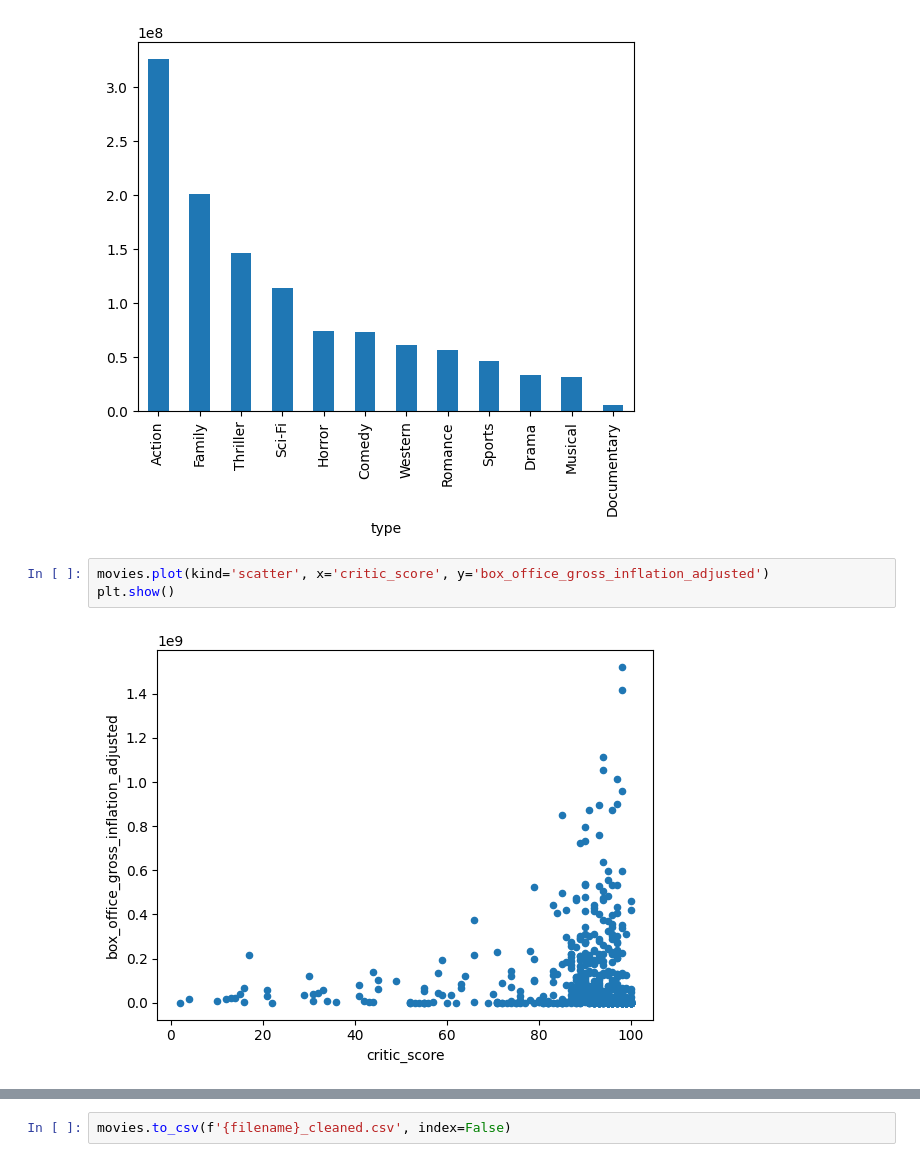
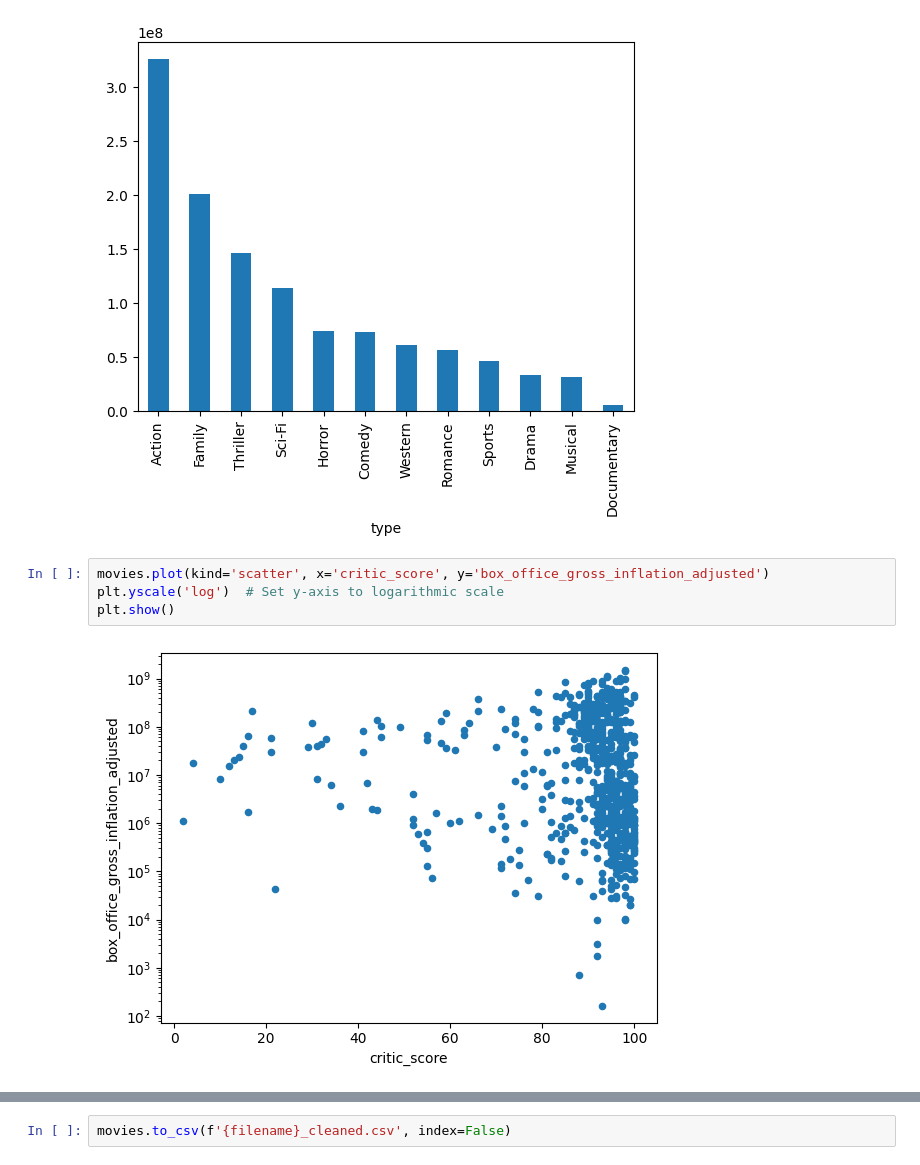
Before and after one commit to wateraxe99/Data-Analytics-Capstone2, a Jupyter notebook: Capstone Project - Zach Schneider v2.ipynb, the cells around one changed output, grey strips where cells are left out. Saved outputs shown, nothing was run; the diff lists cells and outputs as text.

```diff
--- a/Capstone Project - Zach Schneider v2.ipynb
+++ b/Capstone Project - Zach Schneider v2.ipynb
@@ -215,8 +215,9 @@ plt.show()
 [figure]
 # %%
 movies.plot(kind='scatter', x='critic_score', y='box_office_gross_inflation_adjusted')
+plt.yscale('log')  # Set y-axis to logarithmic scale
 plt.show()
 # %% [output]
-[figure, old version]
+[figure, new version]
 # %%
 movies.plot(kind='scatter', x='people_score', y='box_office_gross_inflation_adjusted')
```
Also changed, not shown: parts of 3 cells of this notebook.
